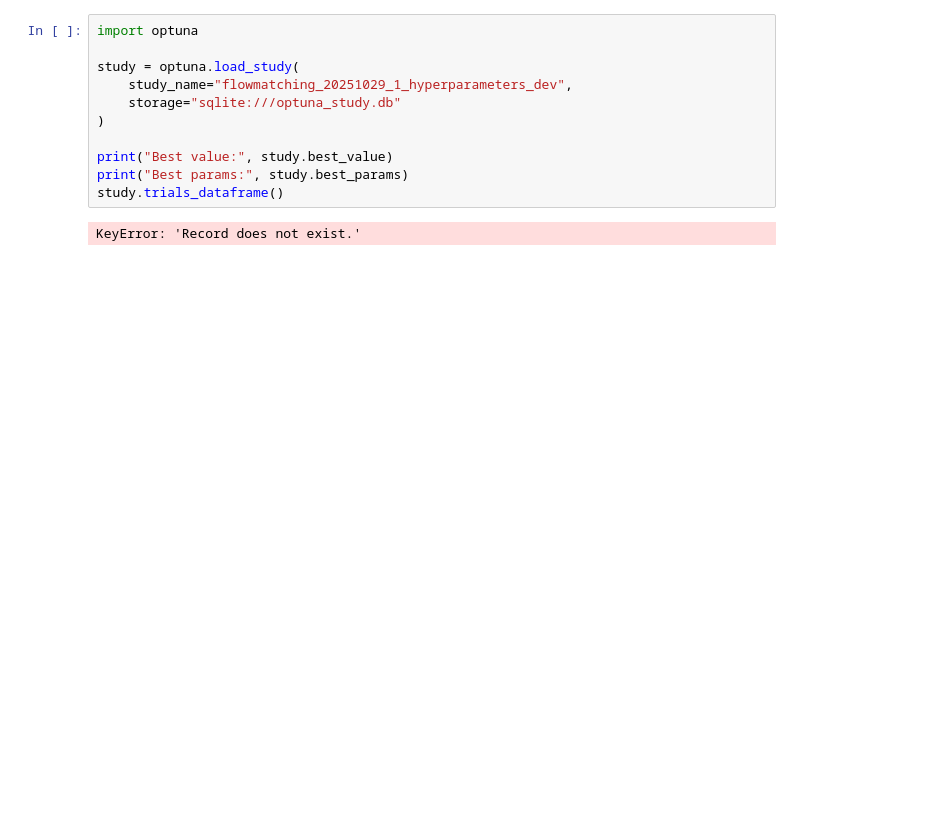
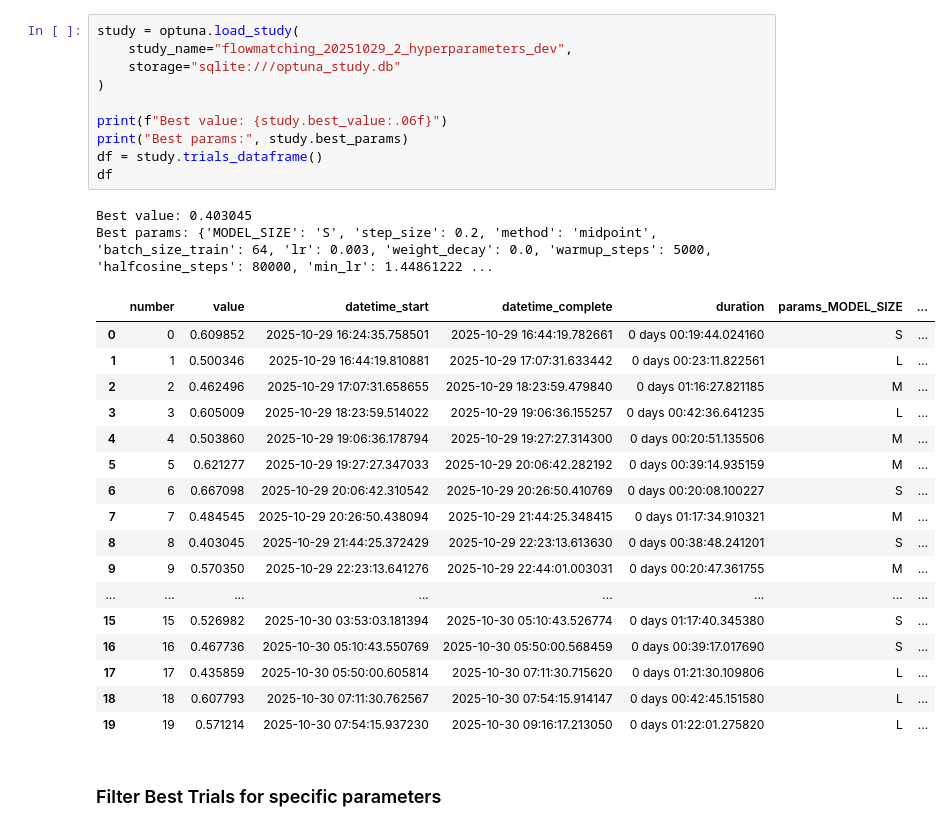
Before and after one commit to vitusbenson/carbonbench, a Jupyter notebook: transport_models/carbontracker_lowres/flowmatching_dev/flowmatching_20251029_2_hyperparameters_dev/optuna_study.ipynb, the cells around one changed output. Cells and saved outputs as stored; diff of their text form; blank space fills up the shorter version.

```diff
--- a/transport_models/carbontracker_lowres/flowmatching_dev/flowmatching_20251029_2_hyperparameters_dev/optuna_study.ipynb
+++ b/transport_models/carbontracker_lowres/flowmatching_dev/flowmatching_20251029_2_hyperparameters_dev/optuna_study.ipynb
@@ -1,13 +12,32 @@
 # %%
-import optuna
-
 study = optuna.load_study(
-    study_name="flowmatching_20251029_1_hyperparameters_dev",
+    study_name="flowmatching_20251029_2_hyperparameters_dev",
     storage="sqlite:///optuna_study.db"
 )
 
-print("Best value:", study.best_value)
+print(f"Best value: {study.best_value:.06f}")
 print("Best params:", study.best_params)
-study.trials_dataframe()
+df = study.trials_dataframe()
+df
 # %% [output]
-KeyError: 'Record does not exist.'
+Best value: 0.403045
+Best params: {'MODEL_SIZE': 'S', 'step_size': 0.2, 'method': 'midpoint', 'batch_size_train': 64, 'lr': 0.003, 'weight_decay': 0.0, 'warmup_steps': 5000, 'halfcosine_steps': 80000, 'min_lr': 1.44861222 ...
+|  | number | value | datetime_start | datetime_complete | duration | params_MODEL_SIZE | ... |
+| 0 | 0 | 0.609852 | 2025-10-29 16:24:35.758501 | 2025-10-29 16:44:19.782661 | 0 days 00:19:44.024160 | S | ... |
+| 1 | 1 | 0.500346 | 2025-10-29 16:44:19.810881 | 2025-10-29 17:07:31.633442 | 0 days 00:23:11.822561 | L | ... |
+| 2 | 2 | 0.462496 | 2025-10-29 17:07:31.658655 | 2025-10-29 18:23:59.479840 | 0 days 01:16:27.821185 | M | ... |
+| 3 | 3 | 0.605009 | 2025-10-29 18:23:59.514022 | 2025-10-29 19:06:36.155257 | 0 days 00:42:36.641235 | L | ... |
+| 4 | 4 | 0.503860 | 2025-10-29 19:06:36.178794 | 2025-10-29 19:27:27.314300 | 0 days 00:20:51.135506 | M | ... |
+| 5 | 5 | 0.621277 | 2025-10-29 19:27:27.347033 | 2025-10-29 20:06:42.282192 | 0 days 00:39:14.935159 | M | ... |
+| 6 | 6 | 0.667098 | 2025-10-29 20:06:42.310542 | 2025-10-29 20:26:50.410769 | 0 days 00:20:08.100227 | S | ... |
+| 7 | 7 | 0.484545 | 2025-10-29 20:26:50.438094 | 2025-10-29 21:44:25.348415 | 0 days 01:17:34.910321 | M | ... |
+| 8 | 8 | 0.403045 | 2025-10-29 21:44:25.372429 | 2025-10-29 22:23:13.613630 | 0 days 00:38:48.241201 | S | ... |
+| 9 | 9 | 0.570350 | 2025-10-29 22:23:13.641276 | 2025-10-29 22:44:01.003031 | 0 days 00:20:47.361755 | M | ... |
+| ... | ... | ... | ... | ... | ... | ... | ... |
+| 15 | 15 | 0.526982 | 2025-10-30 03:53:03.181394 | 2025-10-30 05:10:43.526774 | 0 days 01:17:40.345380 | S | ... |
+| 16 | 16 | 0.467736 | 2025-10-30 05:10:43.550769 | 2025-10-30 05:50:00.568459 | 0 days 00:39:17.017690 | S | ... |
+| 17 | 17 | 0.435859 | 2025-10-30 05:50:00.605814 | 2025-10-30 07:11:30.715620 | 0 days 01:21:30.109806 | L | ... |
+| 18 | 18 | 0.607793 | 2025-10-30 07:11:30.762567 | 2025-10-30 07:54:15.914147 | 0 days 00:42:45.151580 | L | ... |
+| 19 | 19 | 0.571214 | 2025-10-30 07:54:15.937230 | 2025-10-30 09:16:17.213050 | 0 days 01:22:01.275820 | L | ... |
+# %% [markdown]
+### Filter Best Trials for specific parameters
```
Also changed, not shown: parts of 22 cells of this notebook, 40 other files.
